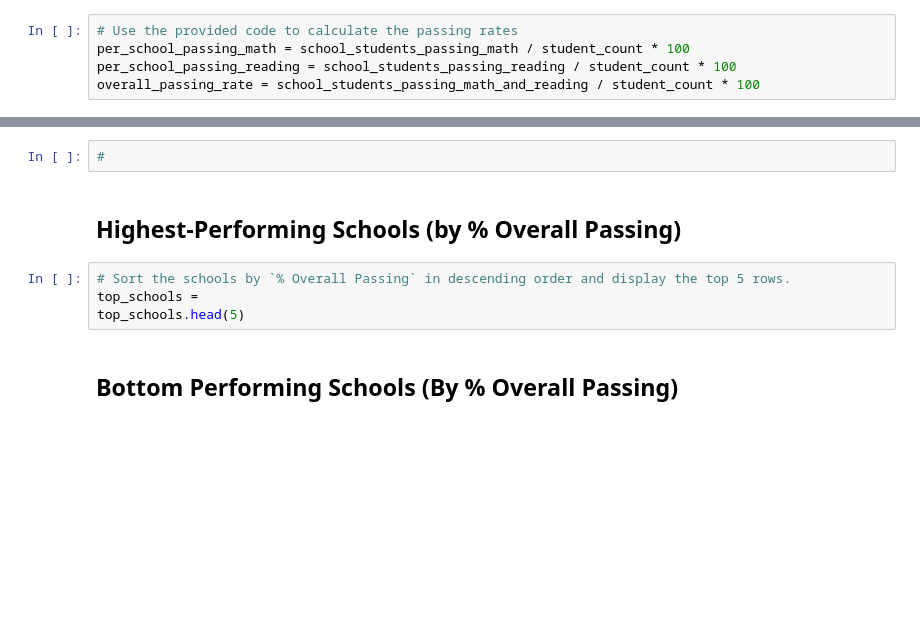
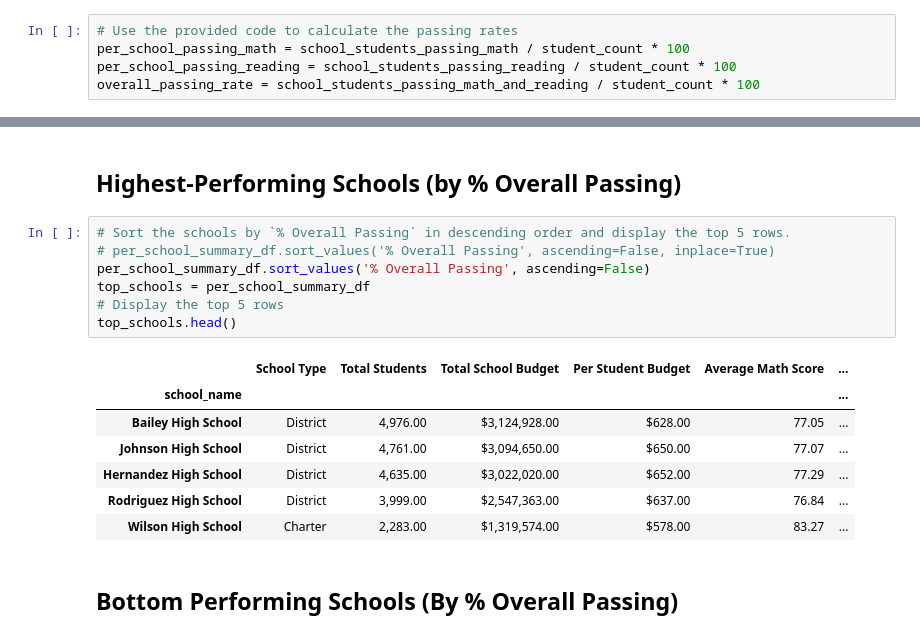
Before and after one commit to smruth17/pandas-challenge, a Jupyter notebook: PyCitySchools/PyCitySchools_working copy.ipynb, the cells around one changed output, grey strips where cells are left out. Saved outputs shown, nothing was run; the diff lists cells and outputs as text; blank space fills up the shorter version.

```diff
--- a/PyCitySchools/PyCitySchools_working copy.ipynb
+++ b/PyCitySchools/PyCitySchools_working copy.ipynb
@@ -358,11 +196,20 @@ per_school_summary
-# %%
-#
 # %% [markdown]
 ## Highest-Performing Schools (by % Overall Passing)
 # %%
 # Sort the schools by `% Overall Passing` in descending order and display the top 5 rows.
-top_schools =
-top_schools.head(5)
+# per_school_summary_df.sort_values('% Overall Passing', ascending=False, inplace=True)
+per_school_summary_df.sort_values('% Overall Passing', ascending=False)
+top_schools = per_school_summary_df
+# Display the top 5 rows
+top_schools.head()
+# %% [output]
+|  | School Type | Total Students | Total School Budget | Per Student Budget | Average Math Score | ... |
+| school_name |  |  |  |  |  | ... |
+| Bailey High School | District | 4,976.00 | $3,124,928.00 | $628.00 | 77.05 | ... |
+| Johnson High School | District | 4,761.00 | $3,094,650.00 | $650.00 | 77.07 | ... |
+| Hernandez High School | District | 4,635.00 | $3,022,020.00 | $652.00 | 77.29 | ... |
+| Rodriguez High School | District | 3,999.00 | $2,547,363.00 | $637.00 | 76.84 | ... |
+| Wilson High School | Charter | 2,283.00 | $1,319,574.00 | $578.00 | 83.27 | ... |
 # %% [markdown]
 ## Bottom Performing Schools (By % Overall Passing)
 # %%
```
Also changed, not shown: parts of 21 cells of this notebook.
